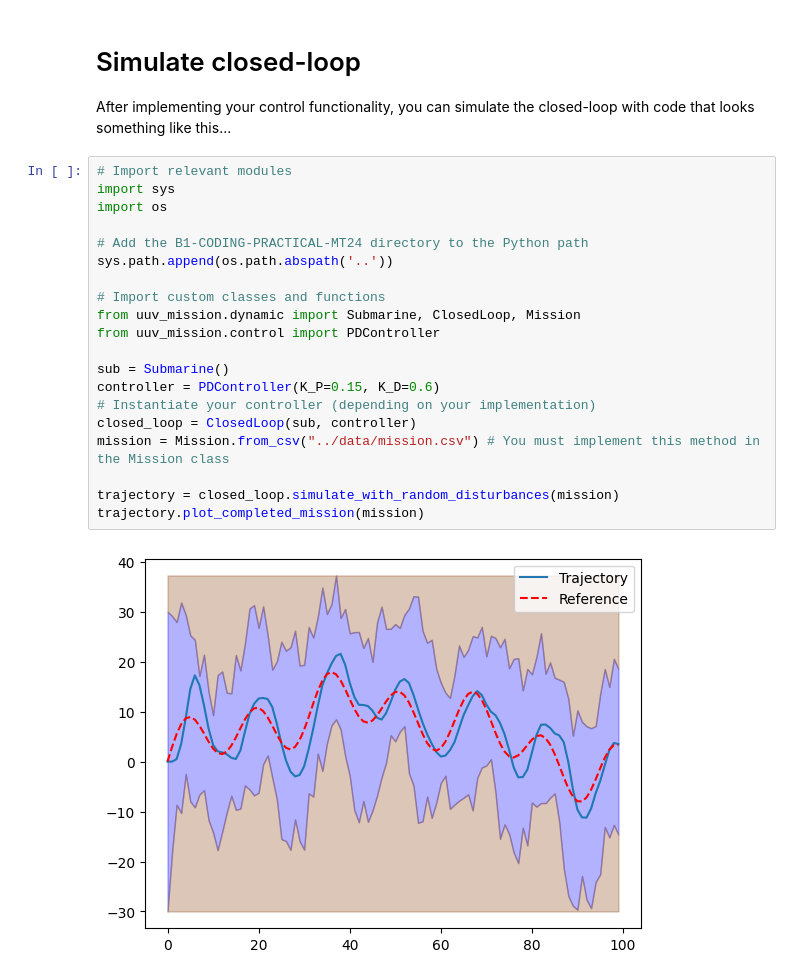
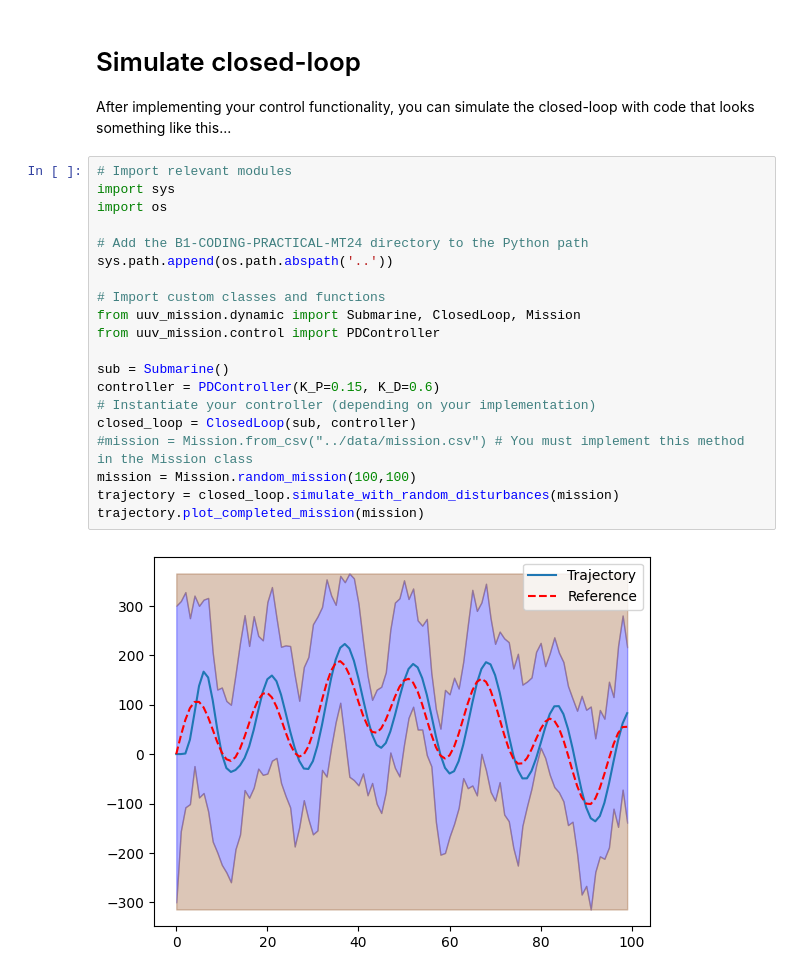
Before and after one commit to ishworp-ox/b1-coding-practical-mt24, a Jupyter notebook: notebooks/demo.ipynb, the cells around one changed output. Cells and saved outputs as stored; diff of their text form.

Commit message:
added in random mission functionality

```diff
--- a/notebooks/demo.ipynb
+++ b/notebooks/demo.ipynb
@@ -14,22 +14,22 @@ After implementing your control functionality, you can simulate the closed-loop
 # %%
 # Import relevant modules
 import sys
 import os
 
 # Add the B1-CODING-PRACTICAL-MT24 directory to the Python path
 sys.path.append(os.path.abspath('..'))
 
 # Import custom classes and functions
 from uuv_mission.dynamic import Submarine, ClosedLoop, Mission
 from uuv_mission.control import PDController
 
 sub = Submarine()
 controller = PDController(K_P=0.15, K_D=0.6)
 # Instantiate your controller (depending on your implementation)
 closed_loop = ClosedLoop(sub, controller)
-mission = Mission.from_csv("../data/mission.csv") # You must implement this method in the Mission class
-
+#mission = Mission.from_csv("../data/mission.csv") # You must implement this method in the Mission class
+mission = Mission.random_mission(100,100)
 trajectory = closed_loop.simulate_with_random_disturbances(mission)
 trajectory.plot_completed_mission(mission)
 # %% [output]
-[figure, old version]
+[figure, new version]
```
